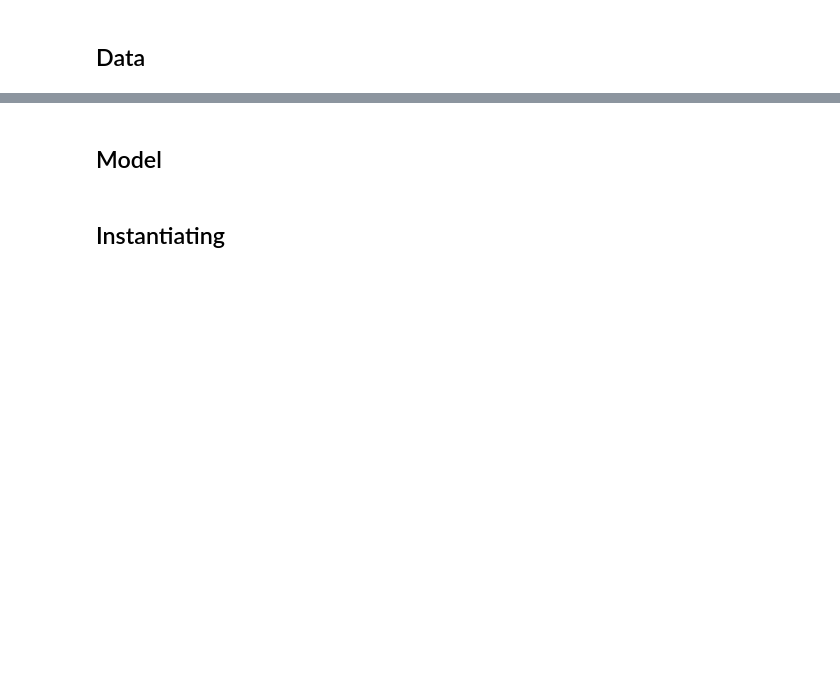
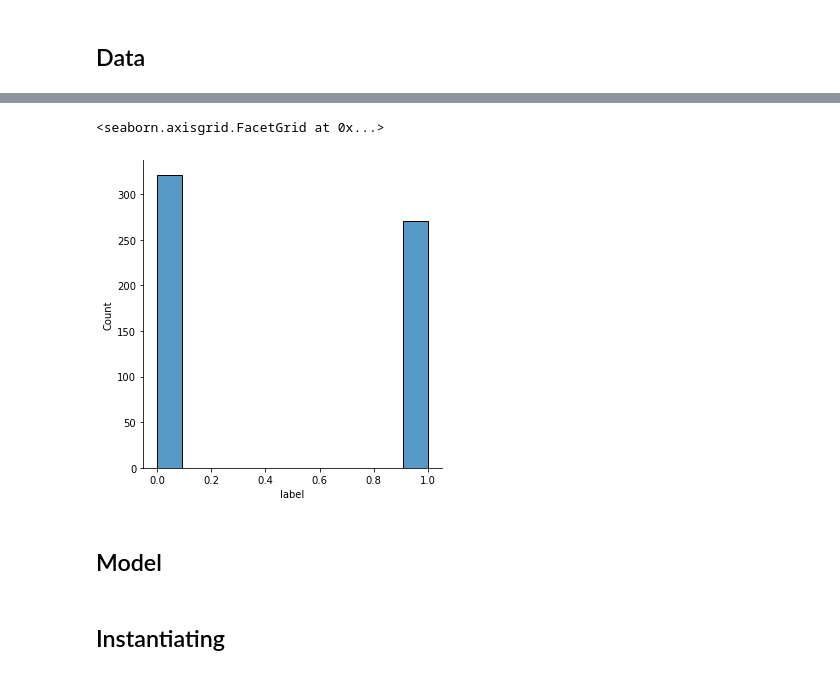
Before and after one commit to JeroenPeterBos/CapitaSelecta, a Jupyter notebook: src/main/python/Demo.ipynb, the cells around one changed output, grey strips where cells are left out. Saved outputs shown, nothing was run; the diff lists cells and outputs as text; code cells hidden in the pictures; blank space fills up the shorter version.

```diff
--- a/src/main/python/Demo.ipynb
+++ b/src/main/python/Demo.ipynb
@@ -49,3 +44,8 @@ tf.Tensor(
+# %%
+sb.displot(train_dc.df, x='label')
+# %% [output]
+<seaborn.axisgrid.FacetGrid at 0x...>
+[figure, added]
 # %% [markdown]
 ## Model
 # %%
```
Also changed, not shown: parts of 14 cells of this notebook, 2 other files.
